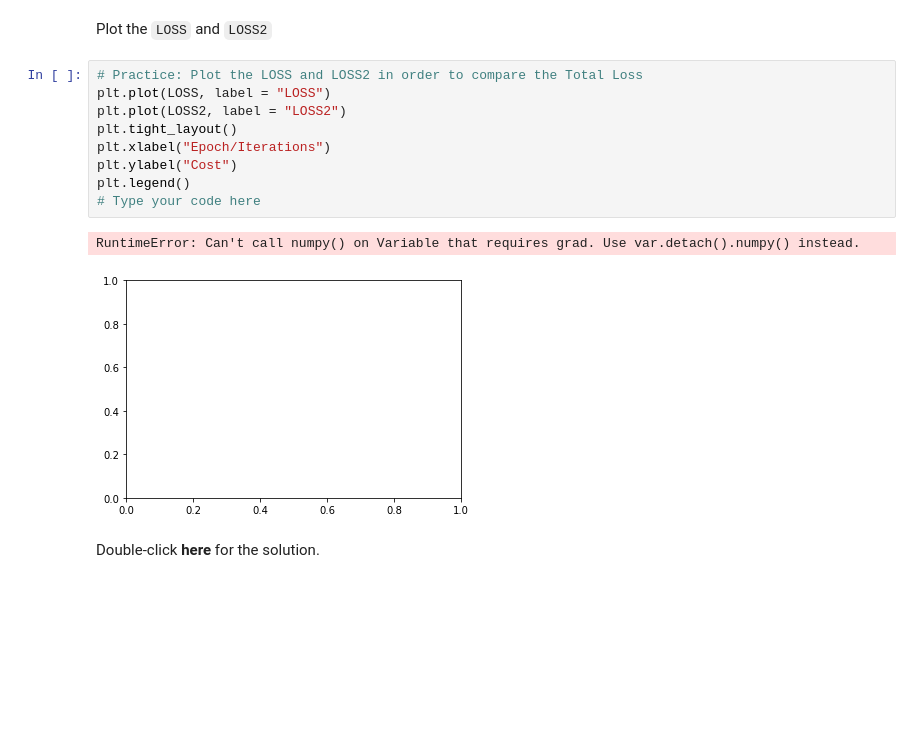
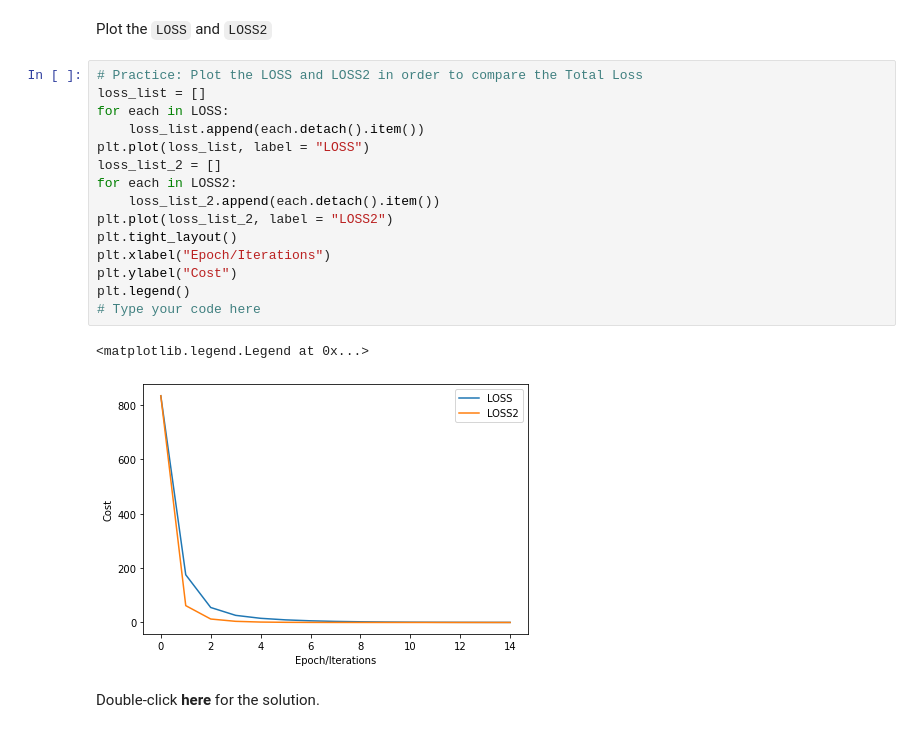
Before and after one commit to Hollen0318/Coursera_Neural_Network_PyTorch, a Jupyter notebook: 2.3_training_slope_and_bias_v3.ipynb, the cells around one changed output. Cells and saved outputs as stored; diff of their text form; blank space fills up the shorter version.

```diff
--- a/2.3_training_slope_and_bias_v3.ipynb
+++ b/2.3_training_slope_and_bias_v3.ipynb
@@ -330,16 +330,22 @@ my_train_model(15)
 Plot the <code>LOSS</code> and <code>LOSS2</code>
 # %%
 # Practice: Plot the LOSS and LOSS2 in order to compare the Total Loss
-plt.plot(LOSS, label = "LOSS")
-plt.plot(LOSS2, label = "LOSS2")
+loss_list = []
+for each in LOSS:
+    loss_list.append(each.detach().item())
+plt.plot(loss_list, label = "LOSS")
+loss_list_2 = []
+for each in LOSS2:
+    loss_list_2.append(each.detach().item())
+plt.plot(loss_list_2, label = "LOSS2")
 plt.tight_layout()
 plt.xlabel("Epoch/Iterations")
 plt.ylabel("Cost")
 plt.legend()
 # Type your code here
 # %% [output]
-RuntimeError: Can't call numpy() on Variable that requires grad. Use var.detach().numpy() instead.
+<matplotlib.legend.Legend at 0x...>
-[figure, old version]
+[figure, new version]
 # %% [markdown]
 Double-click <b>here</b> for the solution.
 
```
